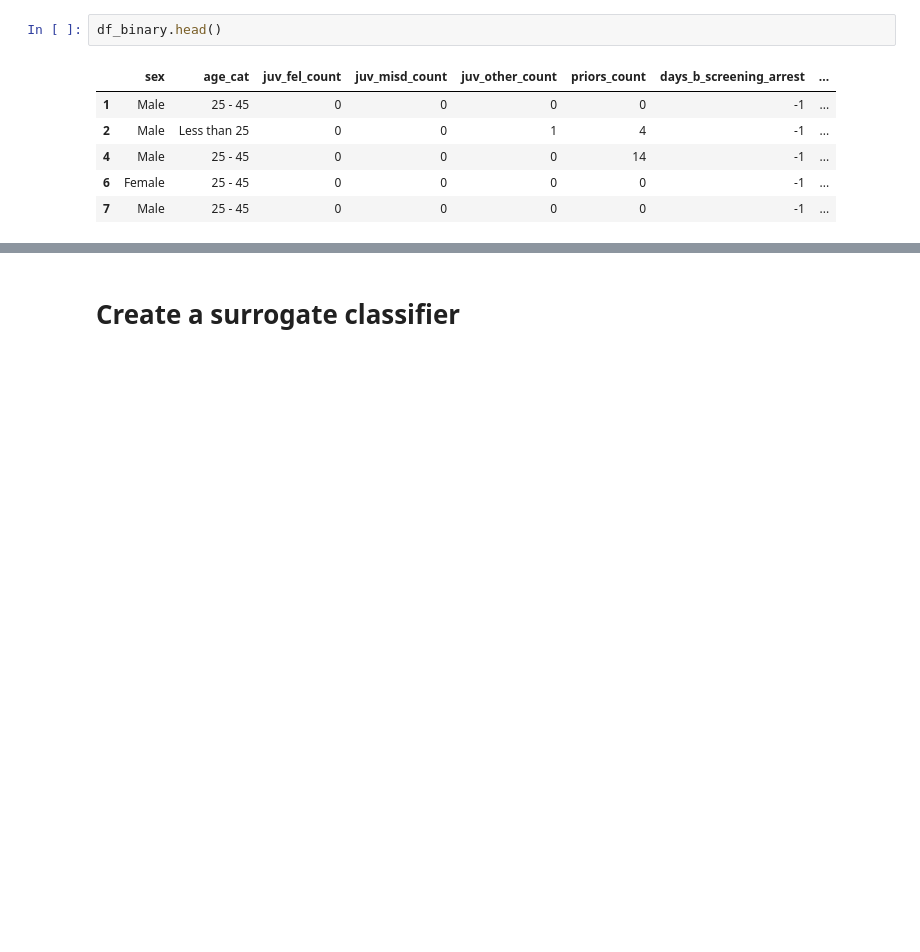
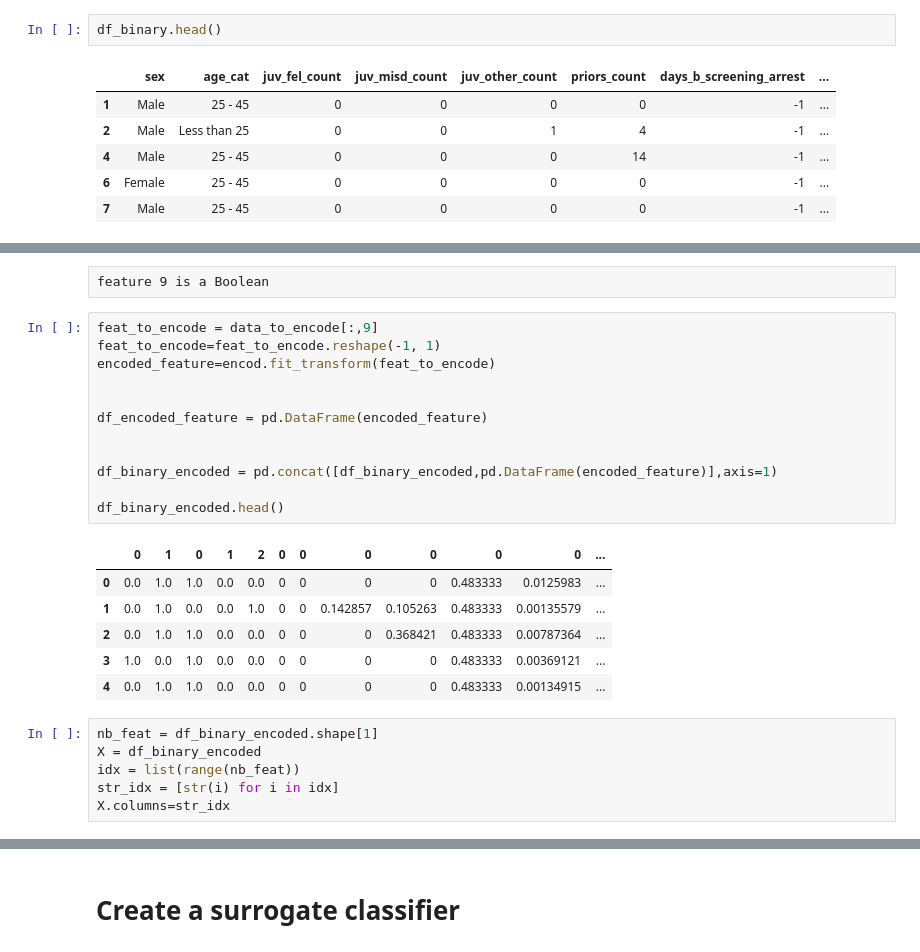
Before and after one commit to iPieter/ethical-adversaries, a Jupyter notebook: scripts/test_secML_attack_and_evaluate_impact_on_Keras_model.ipynb, the cells around one changed output, grey strips where cells are left out. Drawn from its saved outputs; the diff is of its cells as text; blank space fills up the shorter version.

```diff
--- a/scripts/test_secML_attack_and_evaluate_impact_on_Keras_model.ipynb
+++ b/scripts/test_secML_attack_and_evaluate_impact_on_Keras_model.ipynb
@@ -63,0 +209,27 @@ ts_set_secML = CDataset(X_test,Y_test)
+# %% [raw]
+feature 9 is a Boolean
+# %%
+feat_to_encode = data_to_encode[:,9]
+feat_to_encode=feat_to_encode.reshape(-1, 1)
+encoded_feature=encod.fit_transform(feat_to_encode)
+
+
+df_encoded_feature = pd.DataFrame(encoded_feature)
+
+
+df_binary_encoded = pd.concat([df_binary_encoded,pd.DataFrame(encoded_feature)],axis=1)
+
+df_binary_encoded.head()
+# %% [output]
+|  | 0 | 1 | 0 | 1 | 2 | 0 | 0 | 0 | 0 | 0 | 0 | ... |
+| 0 | 0.0 | 1.0 | 1.0 | 0.0 | 0.0 | 0 | 0 | 0 | 0 | 0.483333 | 0.0125983 | ... |
+| 1 | 0.0 | 1.0 | 0.0 | 0.0 | 1.0 | 0 | 0 | 0.142857 | 0.105263 | 0.483333 | 0.00135579 | ... |
+| 2 | 0.0 | 1.0 | 1.0 | 0.0 | 0.0 | 0 | 0 | 0 | 0.368421 | 0.483333 | 0.00787364 | ... |
+| 3 | 1.0 | 0.0 | 1.0 | 0.0 | 0.0 | 0 | 0 | 0 | 0 | 0.483333 | 0.00369121 | ... |
+| 4 | 0.0 | 1.0 | 1.0 | 0.0 | 0.0 | 0 | 0 | 0 | 0 | 0.483333 | 0.00134915 | ... |
+# %%
+nb_feat = df_binary_encoded.shape[1]
+X = df_binary_encoded
+idx = list(range(nb_feat))
+str_idx = [str(i) for i in idx]
+X.columns=str_idx
```
Also changed, not shown: parts of 23 cells of this notebook, 1 other file.
